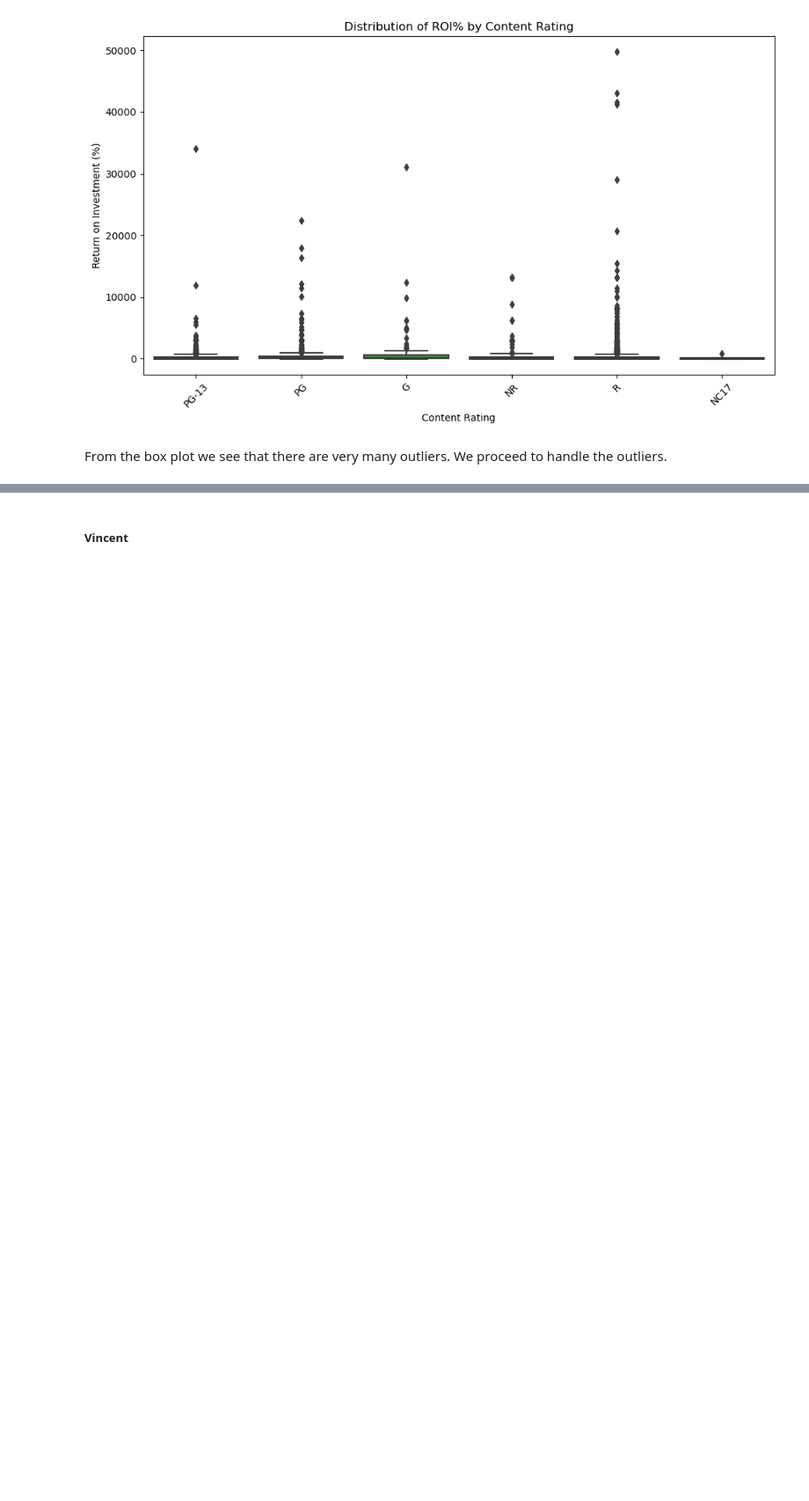
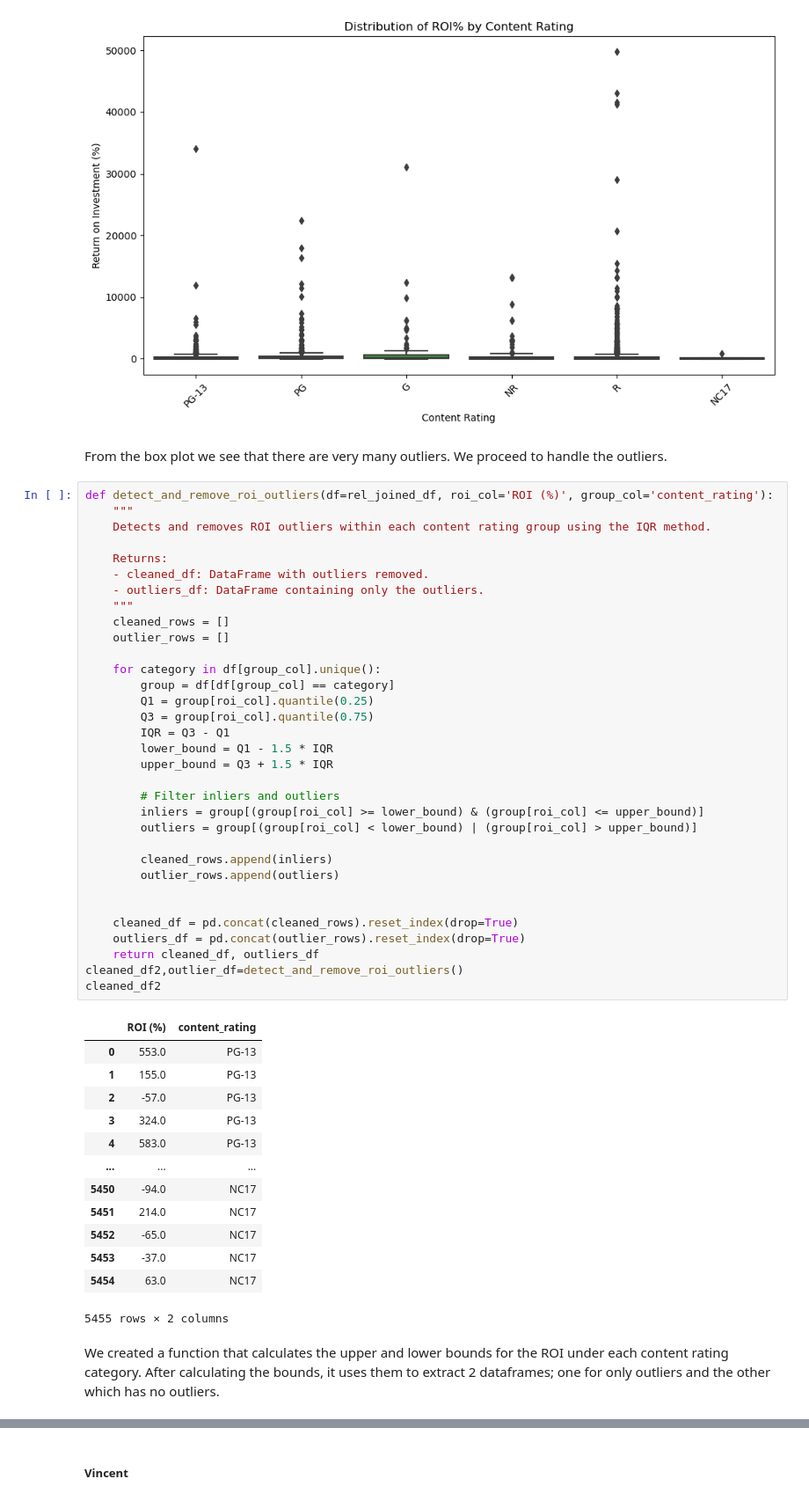
Before and after one commit to Tdoggie/phase-2-project, a Jupyter notebook: index.ipynb, the cells around one changed output, grey strips where cells are left out. Shown: that part at 88% size. Drawn from its saved outputs; the diff is of its cells as text; blank space fills up the shorter version.

Commit message:
handle outliers

```diff
--- a/index.ipynb
+++ b/index.ipynb
@@ -815,3 +815,52 @@ plt.show()
 [figure]
 # %% [markdown]
 From the box plot we see that there are very many outliers. We proceed to handle the outliers.
+# %%
+def detect_and_remove_roi_outliers(df=rel_joined_df, roi_col='ROI (%)', group_col='content_rating'):
+    """
+    Detects and removes ROI outliers within each content rating group using the IQR method.
+
+    Returns:
+    - cleaned_df: DataFrame with outliers removed.
+    - outliers_df: DataFrame containing only the outliers.
+    """
+    cleaned_rows = []
+    outlier_rows = []
+
+    for category in df[group_col].unique():
+        group = df[df[group_col] == category]
+        Q1 = group[roi_col].quantile(0.25)
+        Q3 = group[roi_col].quantile(0.75)
+        IQR = Q3 - Q1
+        lower_bound = Q1 - 1.5 * IQR
+        upper_bound = Q3 + 1.5 * IQR
+
+        # Filter inliers and outliers
+        inliers = group[(group[roi_col] >= lower_bound) & (group[roi_col] <= upper_bound)]
+        outliers = group[(group[roi_col] < lower_bound) | (group[roi_col] > upper_bound)]
+
+        cleaned_rows.append(inliers)
+        outlier_rows.append(outliers)
+
+
+    cleaned_df = pd.concat(cleaned_rows).reset_index(drop=True)
+    outliers_df = pd.concat(outlier_rows).reset_index(drop=True)
+    return cleaned_df, outliers_df
+cleaned_df2,outlier_df=detect_and_remove_roi_outliers()
+cleaned_df2
+# %% [output]
+|  | ROI (%) | content_rating |
+| 0 | 553.0 | PG-13 |
+| 1 | 155.0 | PG-13 |
+| 2 | -57.0 | PG-13 |
+| 3 | 324.0 | PG-13 |
+| 4 | 583.0 | PG-13 |
+| ... | ... | ... |
+| 5450 | -94.0 | NC17 |
+| 5451 | 214.0 | NC17 |
+| 5452 | -65.0 | NC17 |
+| 5453 | -37.0 | NC17 |
+| 5454 | 63.0 | NC17 |
+5455 rows × 2 columns
+# %% [markdown]
+We created a function that calculates the upper and lower bounds for the ROI under each content rating category. After calculating the bounds, it uses them to extract 2 dataframes; one for only outliers and the other which has no outliers.
```
Also changed, not shown: parts of 2 cells of this notebook.
